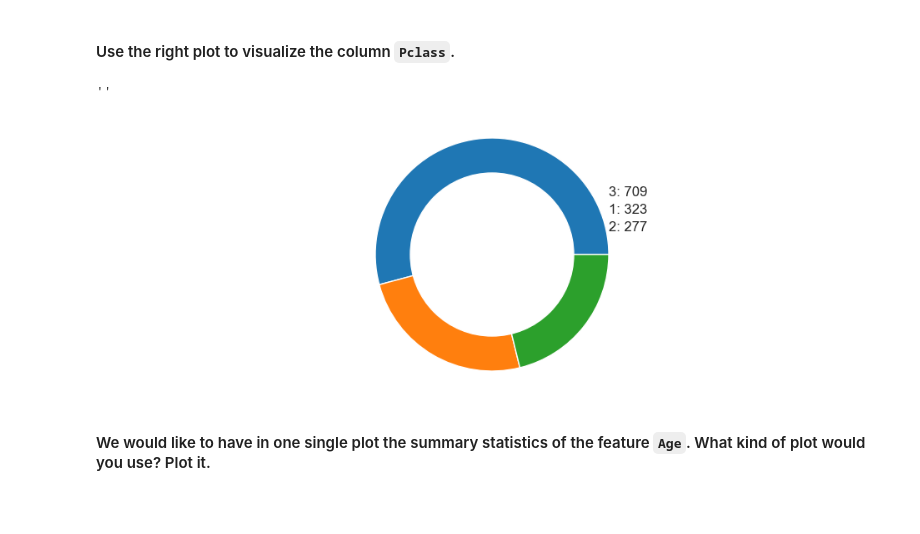
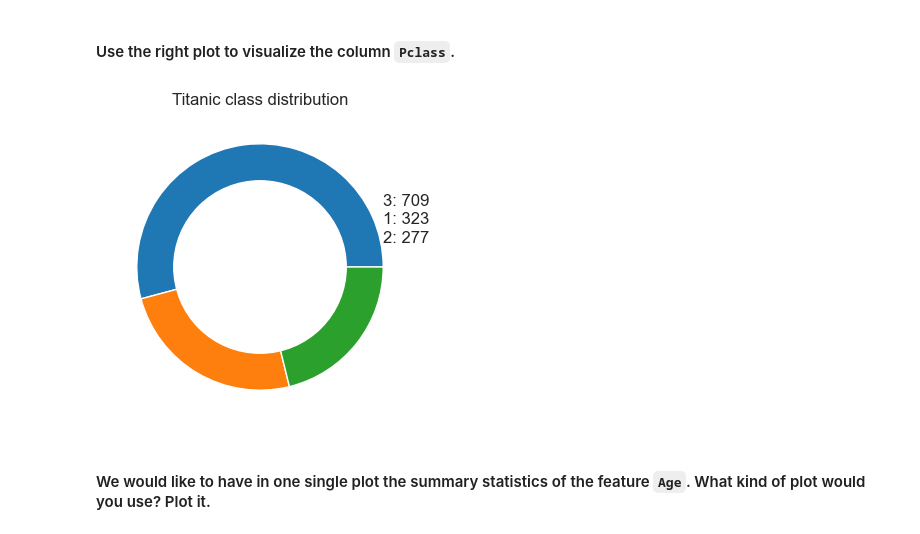
Before and after one commit to Ironhack-Data-Madrid-Octubre-2023/5.2-lab_matplotlib_seaborn, a Jupyter notebook: your-code/main.ipynb, the cells around one changed output. Cells and saved outputs as stored; diff of their text form; code cells hidden in the pictures; blank space fills up the shorter version.

```diff
--- a/your-code/main.ipynb
+++ b/your-code/main.ipynb
@@ -222,20 +222,18 @@ plt.savefig('../figures/gender_sns.png');
 # %%
 plt.pie(titanic.Pclass.value_counts())
 
-
+plt.title('Titanic class distribution')
 
 my_circle=plt.Circle( (0,0), 0.7, color='white')
 p=plt.gcf()
 p.gca().add_artist(my_circle)
 
 data = titanic.Pclass.value_counts()
 for i, count in enumerate(data):
     plt.annotate(f'{data.index[i]}: {count}', xy=(1, 0.5 - i*0.15), fontsize=12)
 
-plt.axis('equal')
-;
+plt.savefig('../figures/class_donut.png');
 # %% [output]
-''
-[figure, old version]
+[figure, new version]
 # %% [markdown]
 #### We would like to have in one single plot the summary statistics of the feature `Age`. What kind of plot would you use? Plot it.
```
Also changed, not shown: parts of 5 cells of this notebook, 1 other file.
